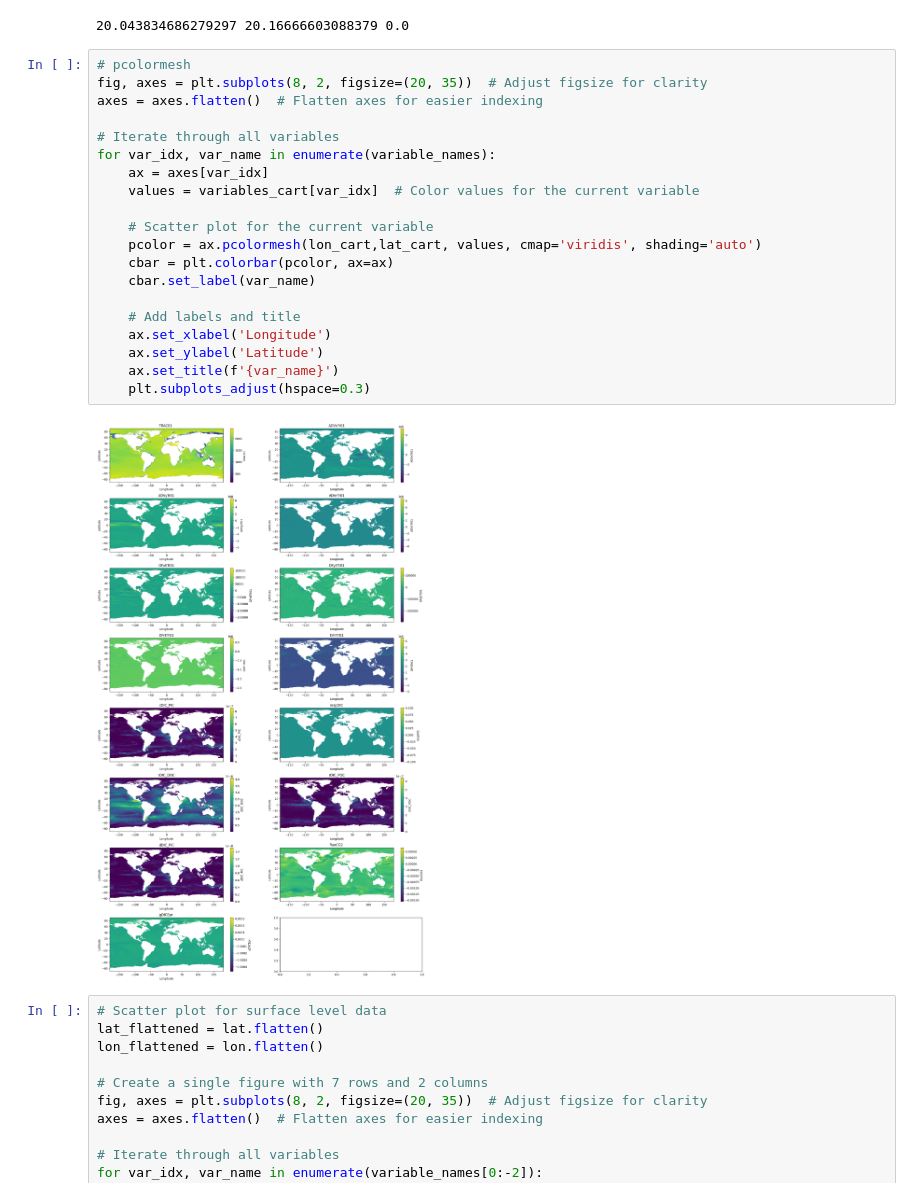
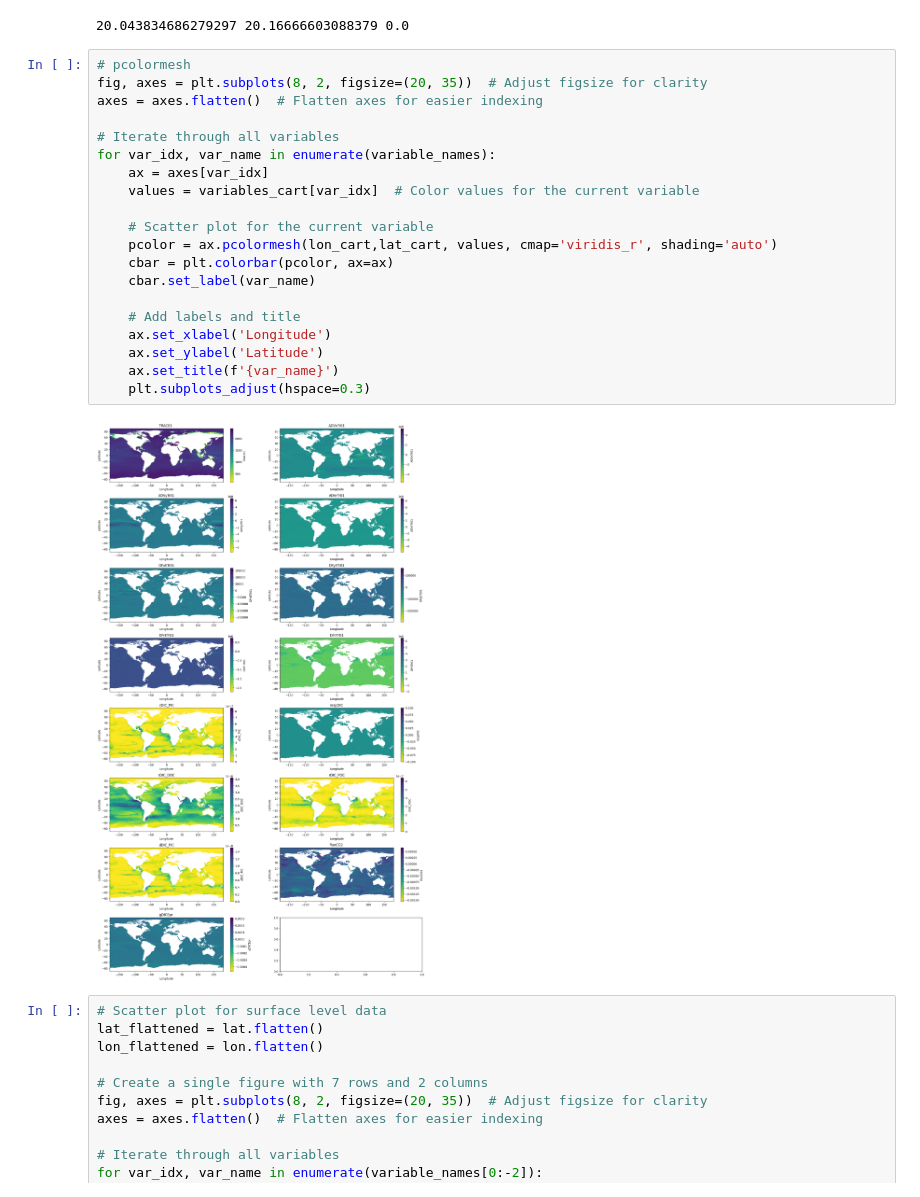
Before and after one commit to somanshuprasad/DeepCarbonMapping, a Jupyter notebook: scratch.ipynb, the cells around one changed output. Drawn from its saved outputs; the diff is of its cells as text.

```diff
--- a/scratch.ipynb
+++ b/scratch.ipynb
@@ -109,25 +197,25 @@ print(lon[x,y],lat[x,y],d_3[0][0][x][y])
 # %%
 # pcolormesh
 fig, axes = plt.subplots(8, 2, figsize=(20, 35))  # Adjust figsize for clarity
 axes = axes.flatten()  # Flatten axes for easier indexing
 
 # Iterate through all variables
 for var_idx, var_name in enumerate(variable_names):
     ax = axes[var_idx]
     values = variables_cart[var_idx]  # Color values for the current variable
 
     # Scatter plot for the current variable
-    pcolor = ax.pcolormesh(lon_cart,lat_cart, values, cmap='viridis', shading='auto')
+    pcolor = ax.pcolormesh(lon_cart,lat_cart, values, cmap='viridis_r', shading='auto')
     cbar = plt.colorbar(pcolor, ax=ax)
     cbar.set_label(var_name)
 
     # Add labels and title
     ax.set_xlabel('Longitude')
     ax.set_ylabel('Latitude')
     ax.set_title(f'{var_name}')
     plt.subplots_adjust(hspace=0.3)
 # %% [output]
-[figure, old version]
+[figure, new version]
 # %%
 # Scatter plot for surface level data
 lat_flattened = lat.flatten()
```
Also changed, not shown: parts of 11 cells of this notebook.
